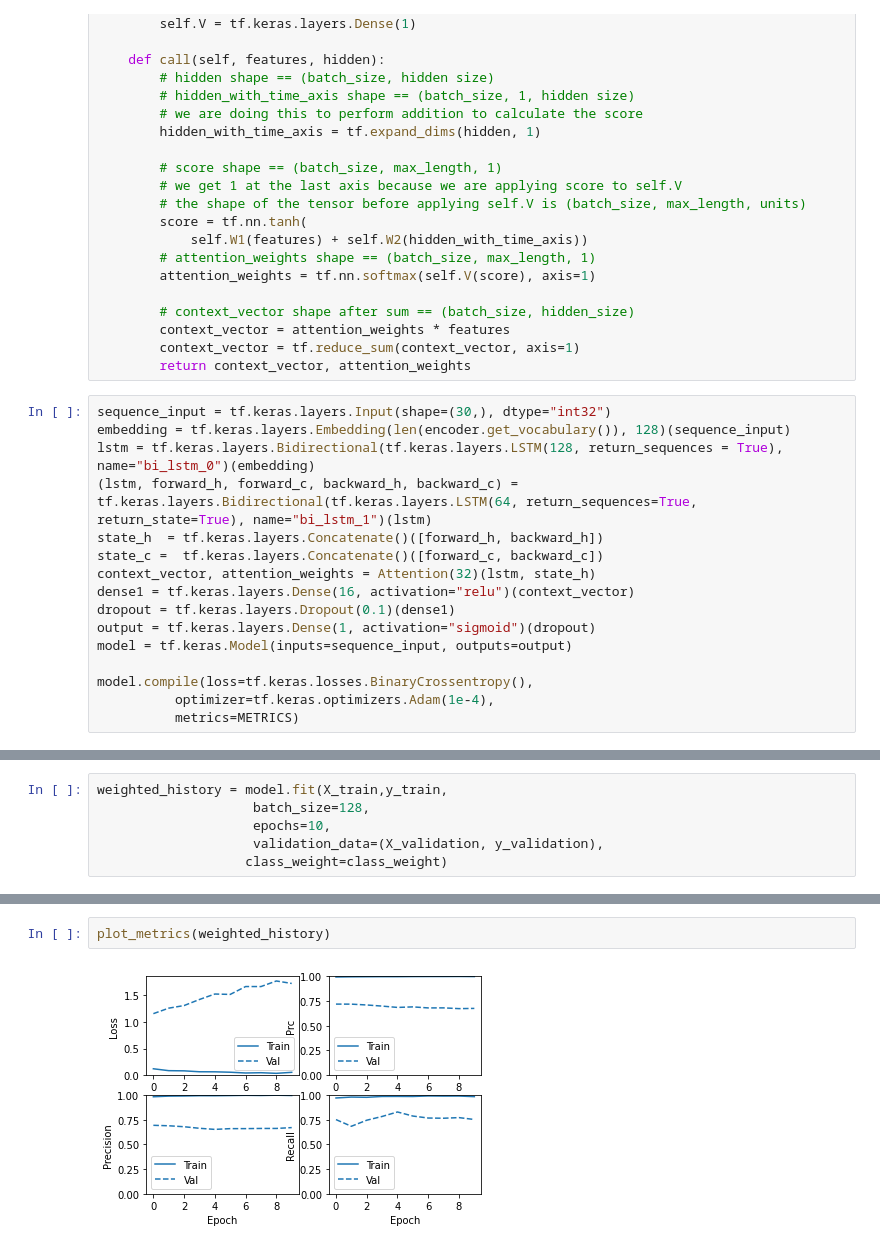
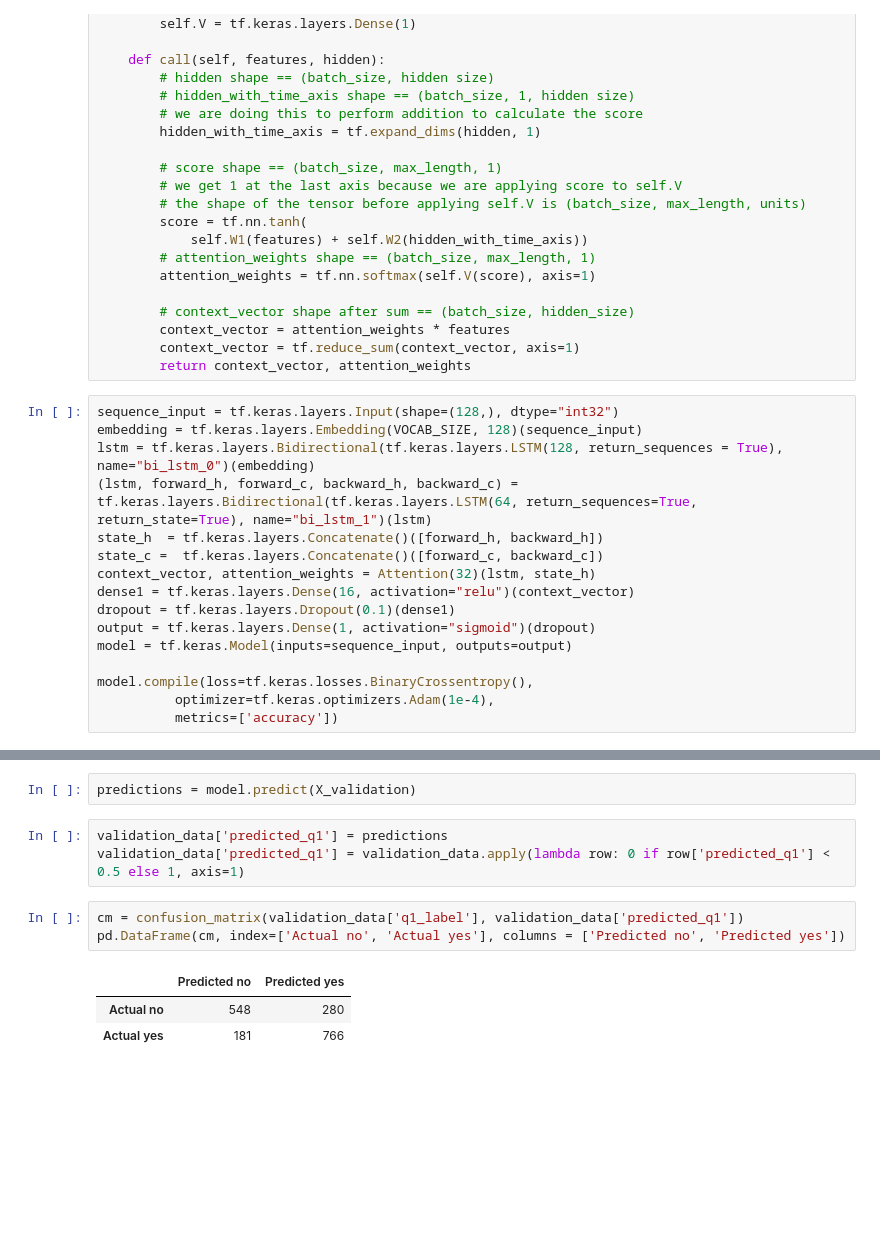
Before and after one commit to andabuinoschi/RN4NLP, a Jupyter notebook: lstm-attention-model/model.ipynb, the cells around one changed output, grey strips where cells are left out. Saved outputs shown, nothing was run; the diff lists cells and outputs as text; blank space fills up the shorter version.

Commit message:
added last models update and EDA made by Gabriel

```diff
--- a/lstm-attention-model/model.ipynb
+++ b/lstm-attention-model/model.ipynb
@@ -114,8 +153,8 @@ class Attention(tf.keras.Model):
         context_vector = tf.reduce_sum(context_vector, axis=1)
         return context_vector, attention_weights
 # %%
-sequence_input = tf.keras.layers.Input(shape=(30,), dtype="int32")
-embedding = tf.keras.layers.Embedding(len(encoder.get_vocabulary()), 128)(sequence_input)
+sequence_input = tf.keras.layers.Input(shape=(128,), dtype="int32")
+embedding = tf.keras.layers.Embedding(VOCAB_SIZE, 128)(sequence_input)
 lstm = tf.keras.layers.Bidirectional(tf.keras.layers.LSTM(128, return_sequences = True), name="bi_lstm_0")(embedding)
 (lstm, forward_h, forward_c, backward_h, backward_c) = tf.keras.layers.Bidirectional(tf.keras.layers.LSTM(64, return_sequences=True, return_state=True), name="bi_lstm_1")(lstm)
 state_h  = tf.keras.layers.Concatenate()([forward_h, backward_h])
@@ -128,7 +167,7 @@ model = tf.keras.Model(inputs=sequence_input, outputs=output)
 
 model.compile(loss=tf.keras.losses.BinaryCrossentropy(),
           optimizer=tf.keras.optimizers.Adam(1e-4),
-          metrics=METRICS)
+          metrics=['accuracy'])
 # %%
 model.summary()
 # %% [output]
@@ -183,6 +216,0 @@ plot_metrics(history)
-# %%
-weighted_history = model.fit(X_train,y_train,
-                    batch_size=128,
-                    epochs=10,
-                    validation_data=(X_validation, y_validation),
-                   class_weight=class_weight)
@@ -210,4 +217,12 @@ Epoch 10/10
-# %%
-plot_metrics(weighted_history)
-# %% [output]
-[figure, removed]
+# %%
+predictions = model.predict(X_validation)
+# %%
+validation_data['predicted_q1'] = predictions
+validation_data['predicted_q1'] = validation_data.apply(lambda row: 0 if row['predicted_q1'] < 0.5 else 1, axis=1)
+# %%
+cm = confusion_matrix(validation_data['q1_label'], validation_data['predicted_q1'])
+pd.DataFrame(cm, index=['Actual no', 'Actual yes'], columns = ['Predicted no', 'Predicted yes'])
+# %% [output]
+|  | Predicted no | Predicted yes |
+| Actual no | 548 | 280 |
+| Actual yes | 181 | 766 |
```
Also changed, not shown: parts of 26 cells of this notebook, 2 other files.
